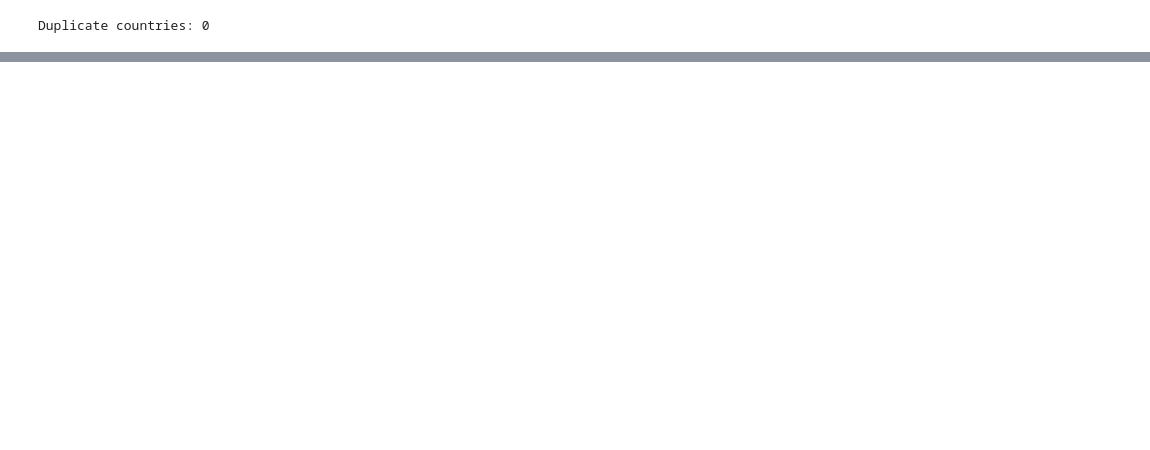
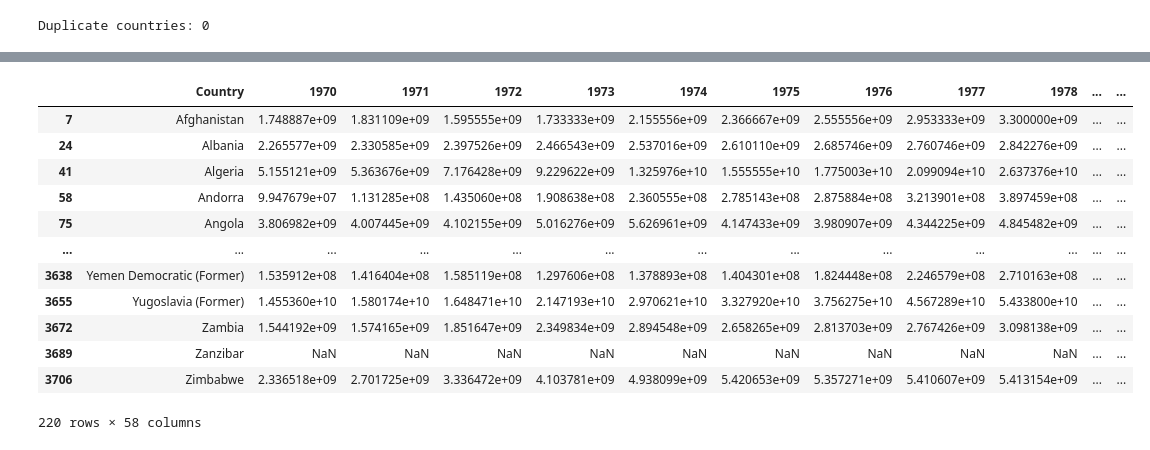
Before and after one commit to Sparshcoder18/gdp-growth-analysis, a Jupyter notebook: notebooks/GDP Data Analysis Project.ipynb, the cells around one changed output, grey strips where cells are left out. Cells and saved outputs as stored; diff of their text form; code cells hidden in the pictures; blank space fills up the shorter version.

```diff
--- a/notebooks/GDP Data Analysis Project.ipynb
+++ b/notebooks/GDP Data Analysis Project.ipynb
@@ -185,0 +267,3 @@ Duplicate countries: 0
+# %%
+year_columns = [col for col in df_gdp.columns if str(col).isdigit()]
+year_columns
@@ -185,0 +290,7 @@ Duplicate countries: 0
+# %%
+df_gdp["Missing_Count"] = df_gdp[year_columns].isna().sum(axis=1)
+
+df_gdp[["Country", "Missing_Count"]].sort_values(
+    by="Missing_Count",
+    ascending=False
+).head()
@@ -185,0 +360,3 @@ Duplicate countries: 0
+# %%
+analysis_years = [y for y in range(1980, 2025)]
+analysis_years = [y for y in analysis_years if y in df_gdp.columns]
@@ -185,0 +385,4 @@ Duplicate countries: 0
+# %%
+df_gdp["Missing_1980_2024"] = df_gdp[analysis_years].isna().sum(axis=1)
+
+df_gdp["Missing_1980_2024"].describe()
@@ -185,0 +399,16 @@ Duplicate countries: 0
+# %%
+df_gdp
+# %% [output]
+|  | Country | 1970 | 1971 | 1972 | 1973 | 1974 | 1975 | 1976 | 1977 | 1978 | ... | ... |
+| 7 | Afghanistan | 1.748887e+09 | 1.831109e+09 | 1.595555e+09 | 1.733333e+09 | 2.155556e+09 | 2.366667e+09 | 2.555556e+09 | 2.953333e+09 | 3.300000e+09 | ... | ... |
+| 24 | Albania | 2.265577e+09 | 2.330585e+09 | 2.397526e+09 | 2.466543e+09 | 2.537016e+09 | 2.610110e+09 | 2.685746e+09 | 2.760746e+09 | 2.842276e+09 | ... | ... |
+| 41 | Algeria | 5.155121e+09 | 5.363676e+09 | 7.176428e+09 | 9.229622e+09 | 1.325976e+10 | 1.555555e+10 | 1.775003e+10 | 2.099094e+10 | 2.637376e+10 | ... | ... |
+| 58 | Andorra | 9.947679e+07 | 1.131285e+08 | 1.435060e+08 | 1.908638e+08 | 2.360555e+08 | 2.785143e+08 | 2.875884e+08 | 3.213901e+08 | 3.897459e+08 | ... | ... |
+| 75 | Angola | 3.806982e+09 | 4.007445e+09 | 4.102155e+09 | 5.016276e+09 | 5.626961e+09 | 4.147433e+09 | 3.980907e+09 | 4.344225e+09 | 4.845482e+09 | ... | ... |
+| ... | ... | ... | ... | ... | ... | ... | ... | ... | ... | ... | ... | ... |
+| 3638 | Yemen Democratic (Former) | 1.535912e+08 | 1.416404e+08 | 1.585119e+08 | 1.297606e+08 | 1.378893e+08 | 1.404301e+08 | 1.824448e+08 | 2.246579e+08 | 2.710163e+08 | ... | ... |
+| 3655 | Yugoslavia (Former) | 1.455360e+10 | 1.580174e+10 | 1.648471e+10 | 2.147193e+10 | 2.970621e+10 | 3.327920e+10 | 3.756275e+10 | 4.567289e+10 | 5.433800e+10 | ... | ... |
+| 3672 | Zambia | 1.544192e+09 | 1.574165e+09 | 1.851647e+09 | 2.349834e+09 | 2.894548e+09 | 2.658265e+09 | 2.813703e+09 | 2.767426e+09 | 3.098138e+09 | ... | ... |
+| 3689 | Zanzibar | NaN | NaN | NaN | NaN | NaN | NaN | NaN | NaN | NaN | ... | ... |
+| 3706 | Zimbabwe | 2.336518e+09 | 2.701725e+09 | 3.336472e+09 | 4.103781e+09 | 4.938099e+09 | 5.420653e+09 | 5.357271e+09 | 5.410607e+09 | 5.413154e+09 | ... | ... |
+220 rows × 58 columns
```
Also changed, not shown: parts of 44 cells of this notebook, 2 other files.
